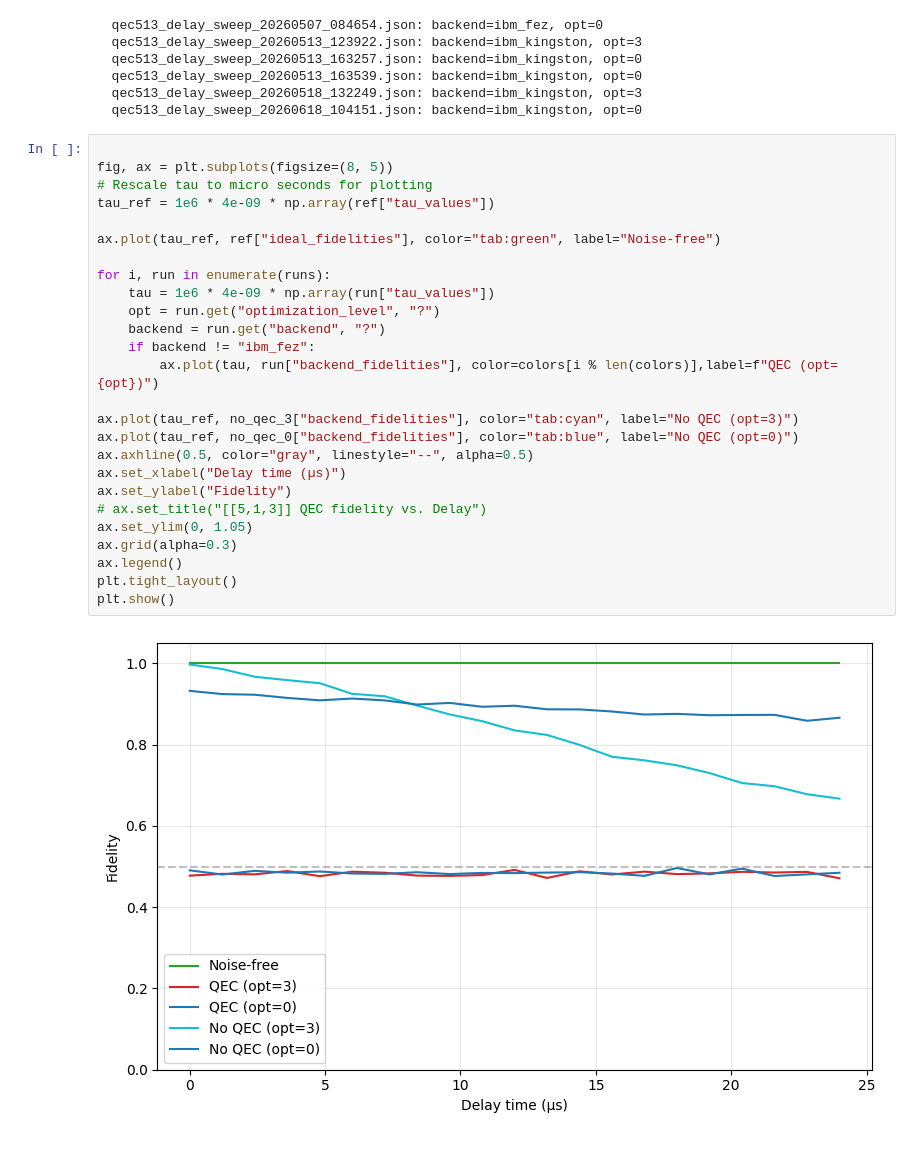
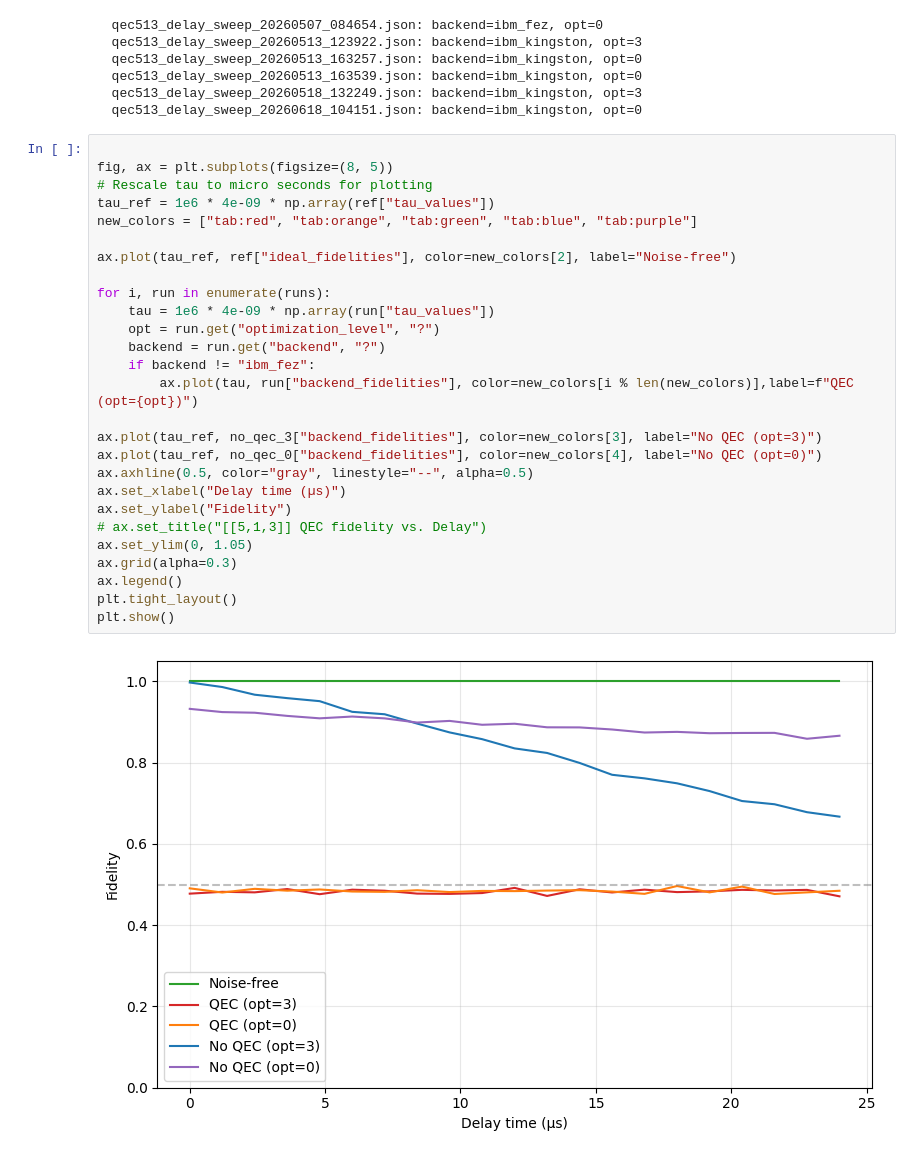
Before and after one commit to mtp354/Broadcasting, a Jupyter notebook: qec_testing.ipynb, the cells around one changed output. Cells and saved outputs as stored; diff of their text form.

Commit message:
Added extra figure

```diff
--- a/qec_testing.ipynb
+++ b/qec_testing.ipynb
@@ -291,28 +291,29 @@ runs = runs[1:3]
 # %%
 
 fig, ax = plt.subplots(figsize=(8, 5))
 # Rescale tau to micro seconds for plotting
 tau_ref = 1e6 * 4e-09 * np.array(ref["tau_values"])
+new_colors = ["tab:red", "tab:orange", "tab:green", "tab:blue", "tab:purple"]
 
-ax.plot(tau_ref, ref["ideal_fidelities"], color="tab:green", label="Noise-free")
+ax.plot(tau_ref, ref["ideal_fidelities"], color=new_colors[2], label="Noise-free")
 
 for i, run in enumerate(runs):
     tau = 1e6 * 4e-09 * np.array(run["tau_values"])
     opt = run.get("optimization_level", "?")
     backend = run.get("backend", "?")
     if backend != "ibm_fez":
-        ax.plot(tau, run["backend_fidelities"], color=colors[i % len(colors)],label=f"QEC (opt={opt})")
+        ax.plot(tau, run["backend_fidelities"], color=new_colors[i % len(new_colors)],label=f"QEC (opt={opt})")
 
-ax.plot(tau_ref, no_qec_3["backend_fidelities"], color="tab:cyan", label="No QEC (opt=3)")
-ax.plot(tau_ref, no_qec_0["backend_fidelities"], color="tab:blue", label="No QEC (opt=0)")
+ax.plot(tau_ref, no_qec_3["backend_fidelities"], color=new_colors[3], label="No QEC (opt=3)")
+ax.plot(tau_ref, no_qec_0["backend_fidelities"], color=new_colors[4], label="No QEC (opt=0)")
 ax.axhline(0.5, color="gray", linestyle="--", alpha=0.5)
 ax.set_xlabel("Delay time (µs)")
 ax.set_ylabel("Fidelity")
 # ax.set_title("[[5,1,3]] QEC fidelity vs. Delay")
 ax.set_ylim(0, 1.05)
 ax.grid(alpha=0.3)
 ax.legend()
 plt.tight_layout()
 plt.show()
 # %% [output]
-[figure, old version]
+[figure, new version]
```
Also changed, not shown: 1 other file.
